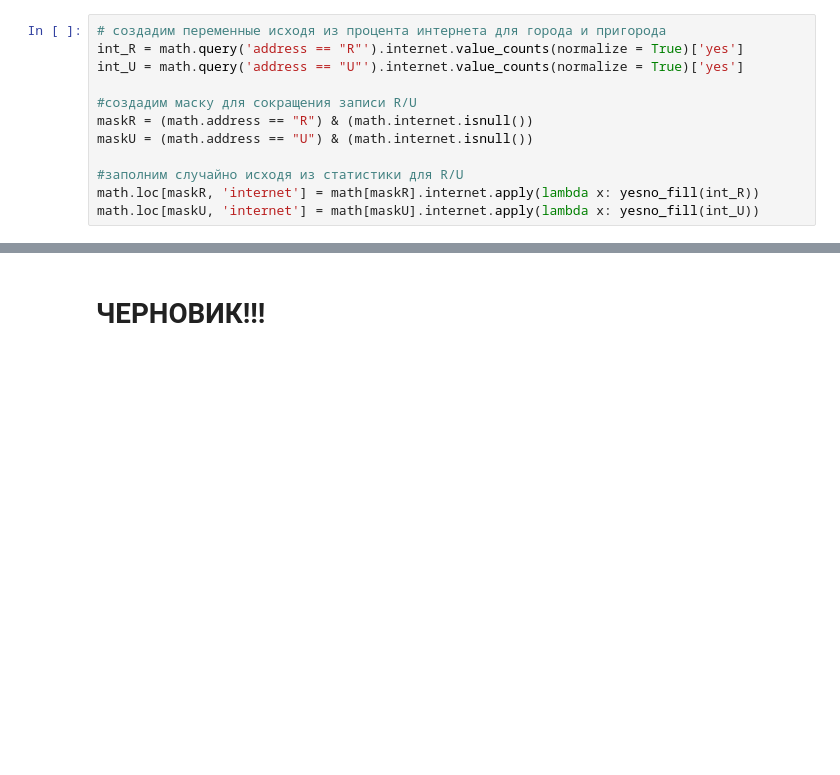
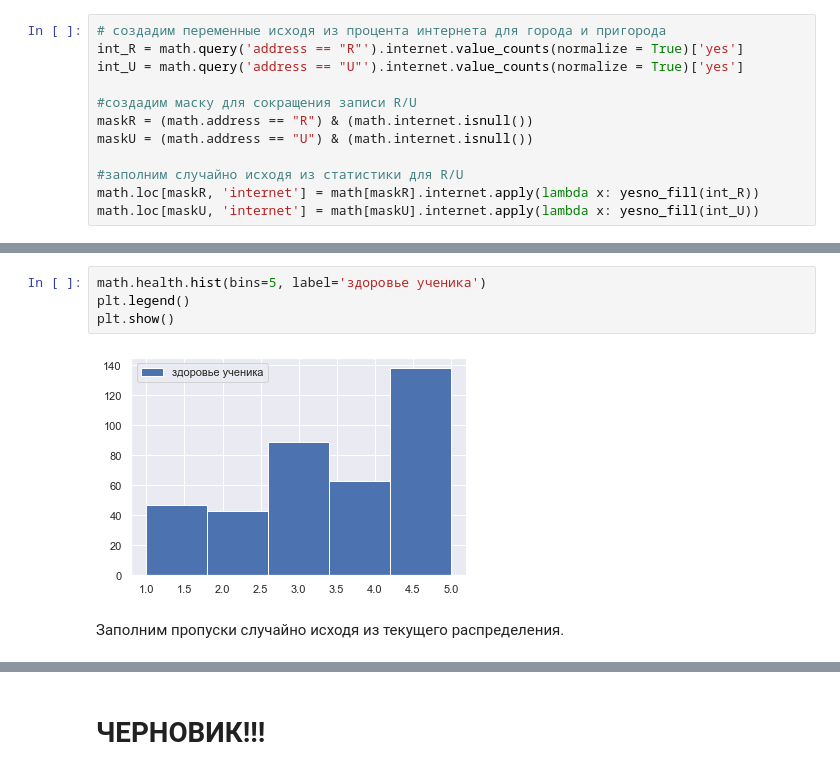
Before and after one commit to Deus99/skillfactory_rds, a Jupyter notebook: module_2/EDA_Unicef.ipynb, the cells around one changed output, grey strips where cells are left out. Saved outputs shown, nothing was run; the diff lists cells and outputs as text; blank space fills up the shorter version.

```diff
--- a/module_2/EDA_Unicef.ipynb
+++ b/module_2/EDA_Unicef.ipynb
@@ -915,0 +934,8 @@ math.describe(include = 'all').T
+# %%
+math.health.hist(bins=5, label='здоровье ученика')
+plt.legend()
+plt.show()
+# %% [output]
+[figure, added]
+# %% [markdown]
+Заполним пропуски случайно исходя из текущего распределения.
```
Also changed, not shown: parts of 30 cells of this notebook.
